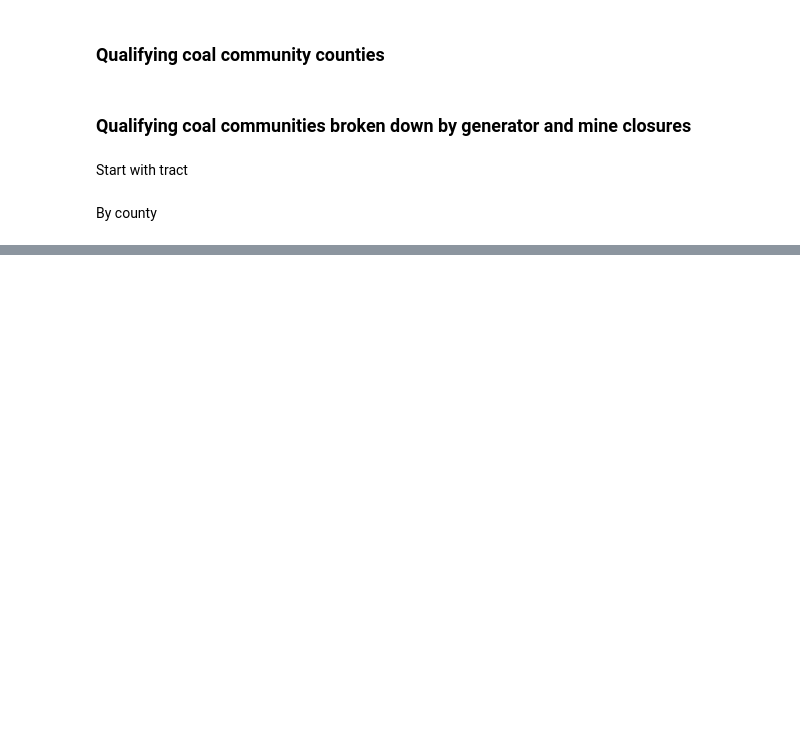
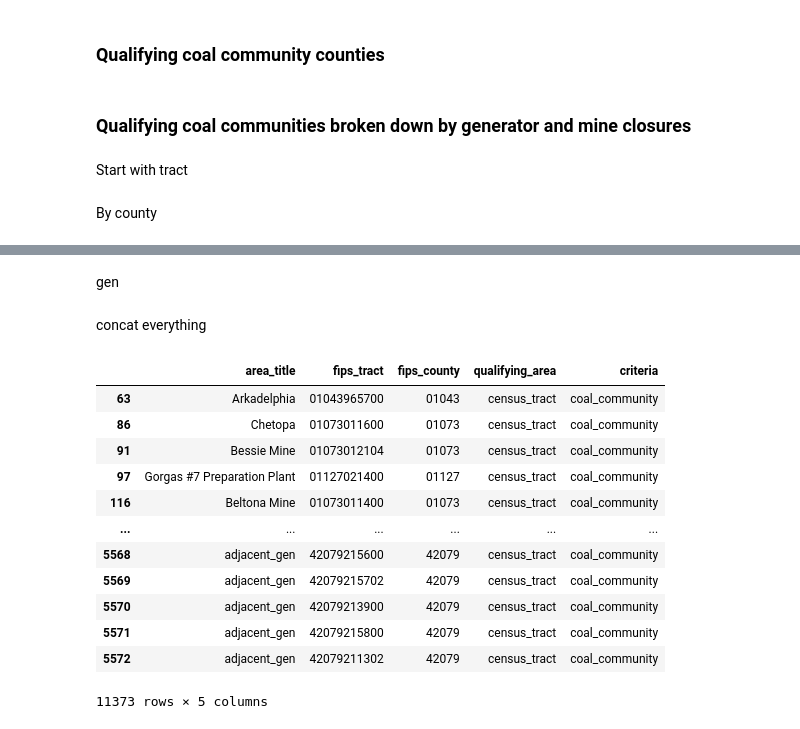
Before and after one commit to catalyst-cooperative/rmi-energy-communities, a Jupyter notebook: notebooks/coal_comm_viz.ipynb, the cells around one changed output, grey strips where cells are left out. Saved outputs shown, nothing was run; the diff lists cells and outputs as text; code cells hidden in the pictures; blank space fills up the shorter version.

```diff
--- a/notebooks/coal_comm_viz.ipynb
+++ b/notebooks/coal_comm_viz.ipynb
@@ -200,0 +354,2 @@ make_matplotlib_map(full_county_geoms, only_conus=True)
+# %%
+msha_adjacent = explode_adj_tracts(msha_df,'mine')
@@ -200,0 +376,11 @@ make_matplotlib_map(full_county_geoms, only_conus=True)
+# %%
+#get columns we want
+msha_df = msha_df[['current_mine_name','tract_id_fips']]
+# rename to fit
+msha_df = msha_df.rename(columns={'current_mine_name':'area_title','tract_id_fips':'fips_tract'})
+# make county column
+msha_df['fips_county'] = msha_df['fips_tract'].str[0:5]
+
+#patio columns
+msha_df['qualifying_area'] = 'census_tract'
+msha_df['criteria'] = 'coal_community'
@@ -200,0 +391,2 @@ make_matplotlib_map(full_county_geoms, only_conus=True)
+# %%
+eia_adjacent = explode_adj_tracts(eia_df,'gen')
@@ -200,0 +411,34 @@ make_matplotlib_map(full_county_geoms, only_conus=True)
+# %% [markdown]
+gen
+# %%
+eia_df = eia_df[['plant_name_eia','tract_id_fips']]
+
+eia_df = eia_df.rename(columns={'plant_name_eia':'area_title','tract_id_fips':'fips_tract'})
+# make county column
+eia_df['fips_county'] = eia_df['fips_tract'].str[0:5]
+
+#patio columns
+eia_df['qualifying_area'] = 'census_tract'
+eia_df['criteria'] = 'coal_community'
+# %% [markdown]
+concat everything
+# %%
+patio_mine = pd.concat([msha_df,msha_adjacent])
+patio_gens = pd.concat([eia_df,eia_adjacent])
+
+patio_coal = pd.concat([patio_mine,patio_gens])
+patio_coal
+# %% [output]
+|  | area_title | fips_tract | fips_county | qualifying_area | criteria |
+| 63 | Arkadelphia | 01043965700 | 01043 | census_tract | coal_community |
+| 86 | Chetopa | 01073011600 | 01073 | census_tract | coal_community |
+| 91 | Bessie Mine | 01073012104 | 01073 | census_tract | coal_community |
+| 97 | Gorgas #7 Preparation Plant | 01127021400 | 01127 | census_tract | coal_community |
+| 116 | Beltona Mine | 01073011400 | 01073 | census_tract | coal_community |
+| ... | ... | ... | ... | ... | ... |
+| 5568 | adjacent_gen | 42079215600 | 42079 | census_tract | coal_community |
+| 5569 | adjacent_gen | 42079215702 | 42079 | census_tract | coal_community |
+| 5570 | adjacent_gen | 42079213900 | 42079 | census_tract | coal_community |
+| 5571 | adjacent_gen | 42079215800 | 42079 | census_tract | coal_community |
+| 5572 | adjacent_gen | 42079211302 | 42079 | census_tract | coal_community |
+11373 rows × 5 columns
```
Also changed, not shown: parts of 22 cells of this notebook.
